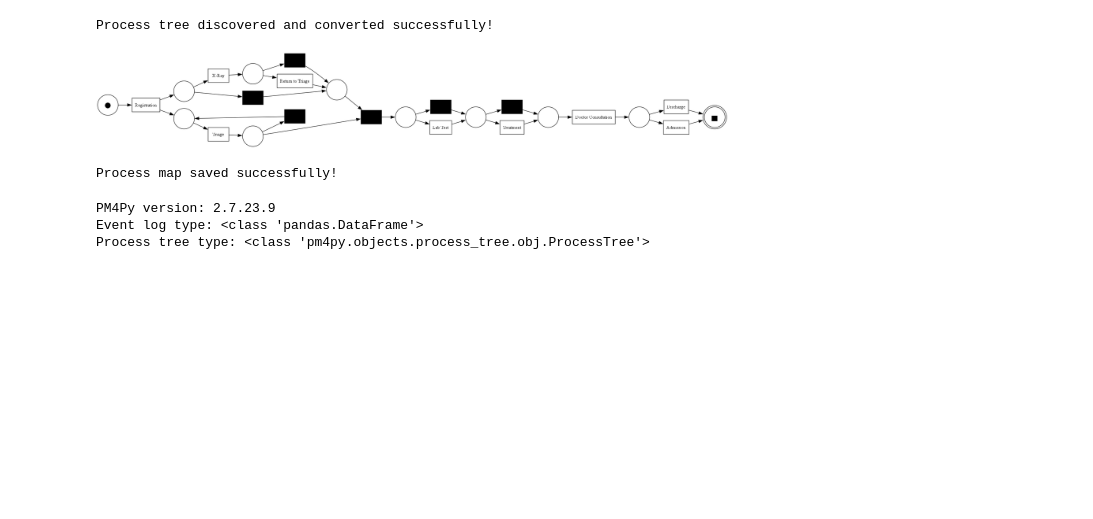
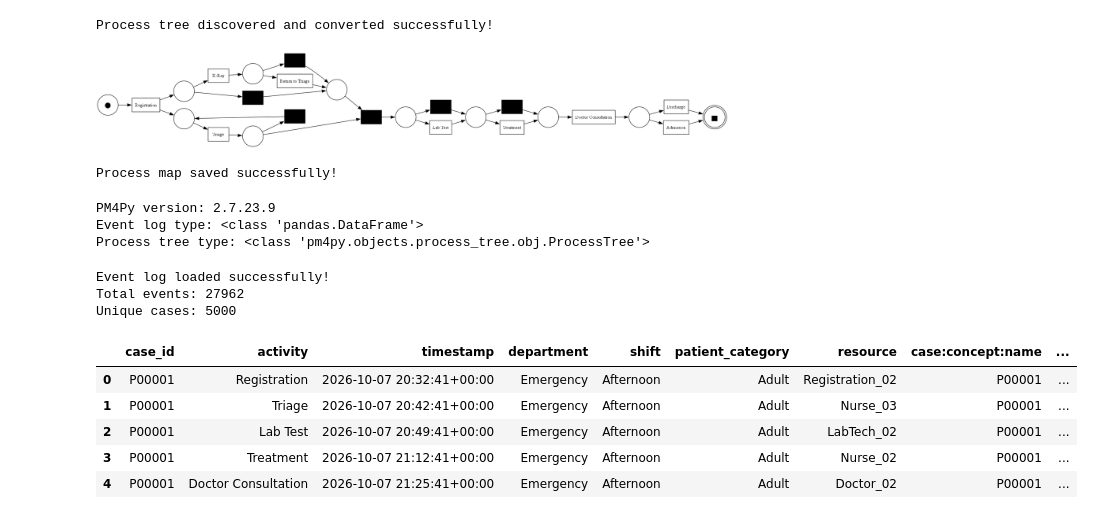
Before and after one commit to Fathima-1424/CareFlow-Clinical-Pathway, a Jupyter notebook: Process_Mining.ipynb, the cells around one changed output. Drawn from its saved outputs; the diff is of its cells as text; code cells hidden in the pictures; blank space fills up the shorter version.

Commit message:
Update Process_Mining.ipynb to query BigQuery event_log and compute pm4py variants

```diff
--- a/Process_Mining.ipynb
+++ b/Process_Mining.ipynb
@@ -111,3 +111,49 @@ print("Process tree type:", type(process_tree))
 PM4Py version: 2.7.23.9
 Event log type: <class 'pandas.DataFrame'>
 Process tree type: <class 'pm4py.objects.process_tree.obj.ProcessTree'>
+# %%
+import pandas as pd
+import pm4py
+from google.cloud import bigquery
+
+client = bigquery.Client(project="polished-trail-511415-r4")
+
+query = """
+SELECT
+    case_id,
+    activity,
+    timestamp,
+    department,
+    shift,
+    patient_category,
+    resource
+FROM `polished-trail-511415-r4.careflow.event_log`
+ORDER BY case_id, timestamp
+"""
+
+df = client.query(query).to_dataframe()
+
+df["timestamp"] = pd.to_datetime(df["timestamp"], utc=True)
+
+event_log = pm4py.format_dataframe(
+    df,
+    case_id="case_id",
+    activity_key="activity",
+    timestamp_key="timestamp"
+)
+
+print("Event log loaded successfully!")
+print("Total events:", len(event_log))
+print("Unique cases:", event_log["case:concept:name"].nunique())
+
+display(event_log.head())
+# %% [output]
+Event log loaded successfully!
+Total events: 27962
+Unique cases: 5000
+|  | case_id | activity | timestamp | department | shift | patient_category | resource | case:concept:name | ... |
+| 0 | P00001 | Registration | 2026-10-07 20:32:41+00:00 | Emergency | Afternoon | Adult | Registration_02 | P00001 | ... |
+| 1 | P00001 | Triage | 2026-10-07 20:42:41+00:00 | Emergency | Afternoon | Adult | Nurse_03 | P00001 | ... |
+| 2 | P00001 | Lab Test | 2026-10-07 20:49:41+00:00 | Emergency | Afternoon | Adult | LabTech_02 | P00001 | ... |
+| 3 | P00001 | Treatment | 2026-10-07 21:12:41+00:00 | Emergency | Afternoon | Adult | Nurse_02 | P00001 | ... |
+| 4 | P00001 | Doctor Consultation | 2026-10-07 21:25:41+00:00 | Emergency | Afternoon | Adult | Doctor_02 | P00001 | ... |
```
Also changed, not shown: parts of 1 cell of this notebook.
